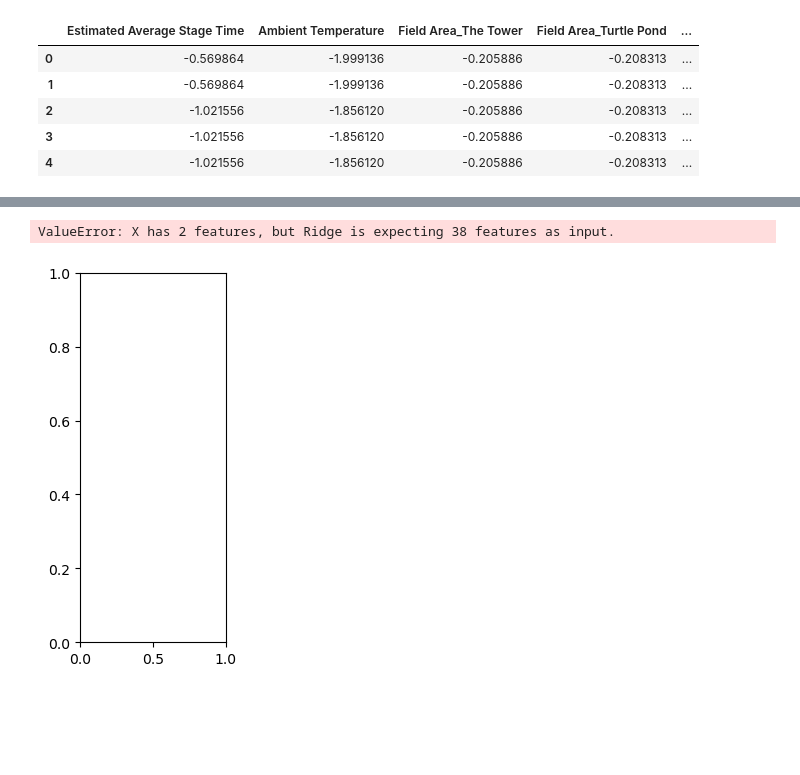
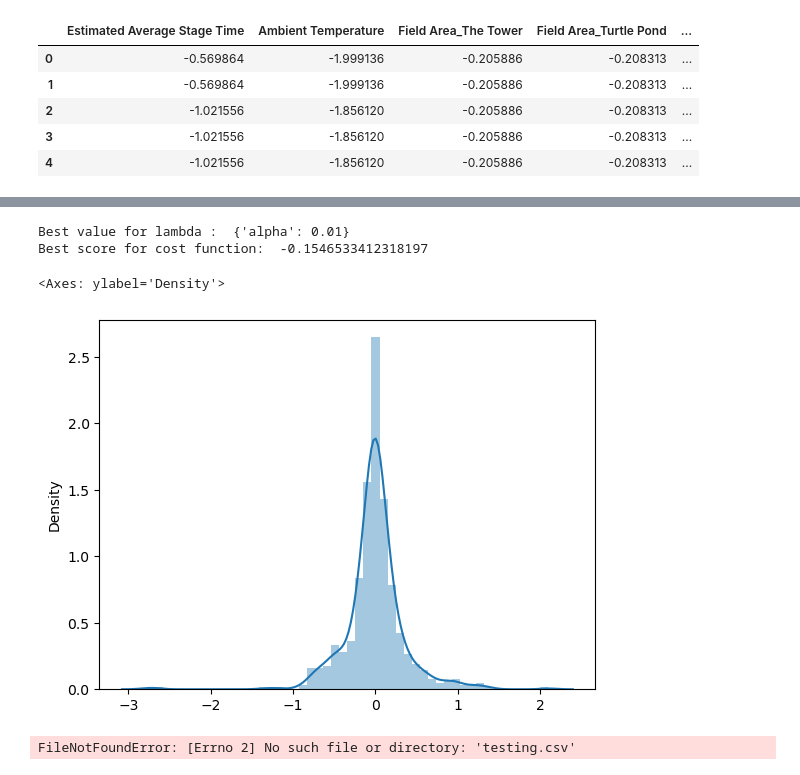
Before and after one commit to st-ep/deepblue, a Jupyter notebook: ML_mercer.ipynb, the cells around one changed output, grey strips where cells are left out. Cells and saved outputs as stored; diff of their text form; code cells hidden in the pictures; blank space fills up the shorter version.

```diff
--- a/ML_mercer.ipynb
+++ b/ML_mercer.ipynb
@@ -247,8 +127,0 @@ def check_model(model,xtrain,xtest,ytrain,ytest,rtrain,rtest,rmin,rmax,title):
-# %%
-from sklearn.linear_model import Ridge
-
-lam = 0.0001                                                  # hyperparameter
-lam_min = 1.0e-10; lam_max = 1.0e10; nlam = 20
-
-ridge_model = Ridge(alpha = lam)                             # instantiate the prediction model
-ridge_model.fit(X_train,y_train)                             # train the model with the training data
@@ -273,15 +128,34 @@ ridge_model.fit(X_train,y_train)                             # train the model w
-# %%
-plt.subplot(131)
-visualize_model(ridge_model,X_train[:,0],X_test[:,0],-3.5,3.5,X_train,X_test[:,1],-3.5,3.5,y_train[:,0],y_test[:,0],1e-5,1e5,'Ridge Regression, Lambda = ' + str(lam))
-
-# plt.subplot(132)
-# check_model(ridge_model,X_train.iloc[:,0],X_test.iloc[:,0],X_train.iloc[:,1],X_test.iloc[:,1],y_train.iloc[:,0],y_test.iloc[:,0],prodmin,prodmax,'Ridge Regression Cross Validation Plot, Lambda = ' + str(lam))
-
-# plt.subplot(133)
-# tune_model(ridge_model,X,y,'alpha',lam_min,lam_max,nlam,lam,True,False,'Ridge Regression Hyperparameter Tuning','Lambda')
-
-plt.subplots_adjust(left=0.0, bottom=0.0, right=3.0, top=1.2, wspace=0.2, hspace=0.5)
-plt.show()
-# %% [output]
-ValueError: X has 2 features, but Ridge is expecting 38 features as input.
-[figure, removed]
+# %%
+from sklearn.model_selection import GridSearchCV, cross_val_score
+
+df_nmv.describe().transpose()
+RidgeRegression = Ridge()
+hyperParameters = {'alpha':[1e-15,1e-10,1e-8,1e-3,1e-2,1,5,10,20,30,35,40,45,50,55,100]}
+ridgeRegressor = GridSearchCV(RidgeRegression, hyperParameters, scoring='neg_mean_squared_error', cv=5)
+complete_model = ridgeRegressor.fit(X_train,y_train)
+# %%
+print("Best value for lambda : ",ridgeRegressor.best_params_)
+print("Best score for cost function: ", ridgeRegressor.best_score_)
+
+#lm.fit(X_train,y_train)                             # train the model with the training data
+# X_train, X_test, y_train, y_test = train_test_split(df_nmv.iloc[:,:3], pd.DataFrame({'cum_oil_3y':df_nmv['cum_oil_3y']}), test_size=0.15, random_state=73073)
+# print('Number of training data = ' + str(len(X_train)) + ' and number of testing data = ' + str(len(X_test)))
+#print(df_nmv)
+# %% [output]
+Best value for lambda :  {'alpha': 0.01}
+Best score for cost function:  -0.1546533412318197
+# %%
+predict_ridge = ridgeRegressor.predict(X_test)
+# %%
+sns.distplot(y_test-predict_ridge)
+# %% [output]
+<Axes: ylabel='Density'>
+[figure, added]
+# %%
+test_data_ex = pd.read_csv('testing.csv')
+
+test_bad = test_data_ex.dropna()
+
+print(test_bad.to_string())
+# %% [output]
+FileNotFoundError: [Errno 2] No such file or directory: 'testing.csv'
```
Also changed, not shown: parts of 5 cells of this notebook.
